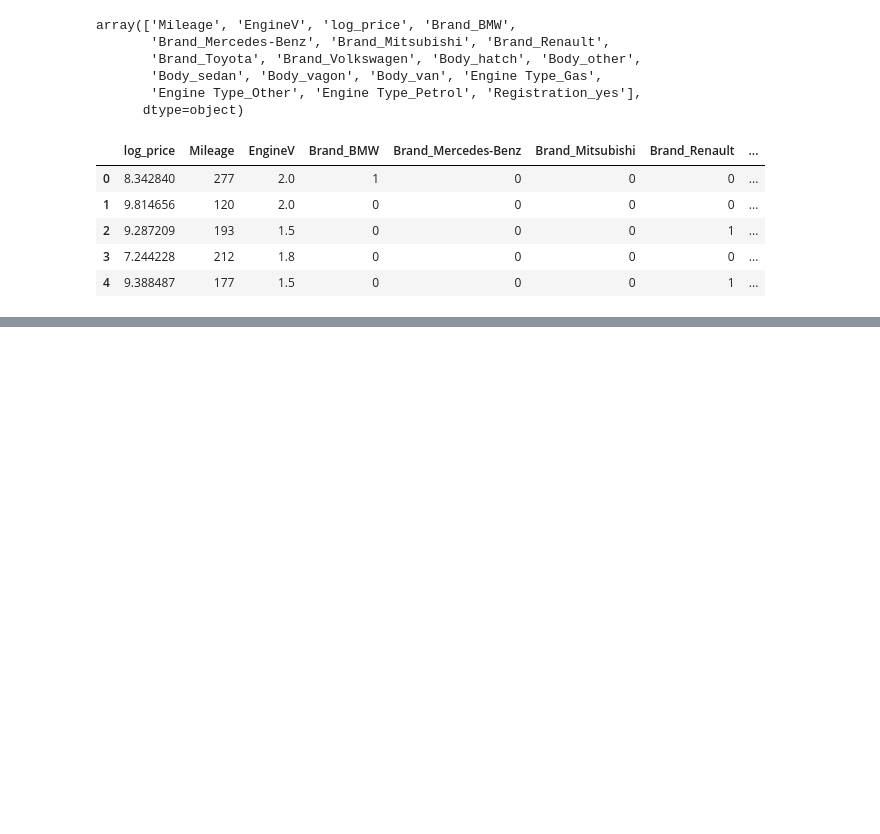
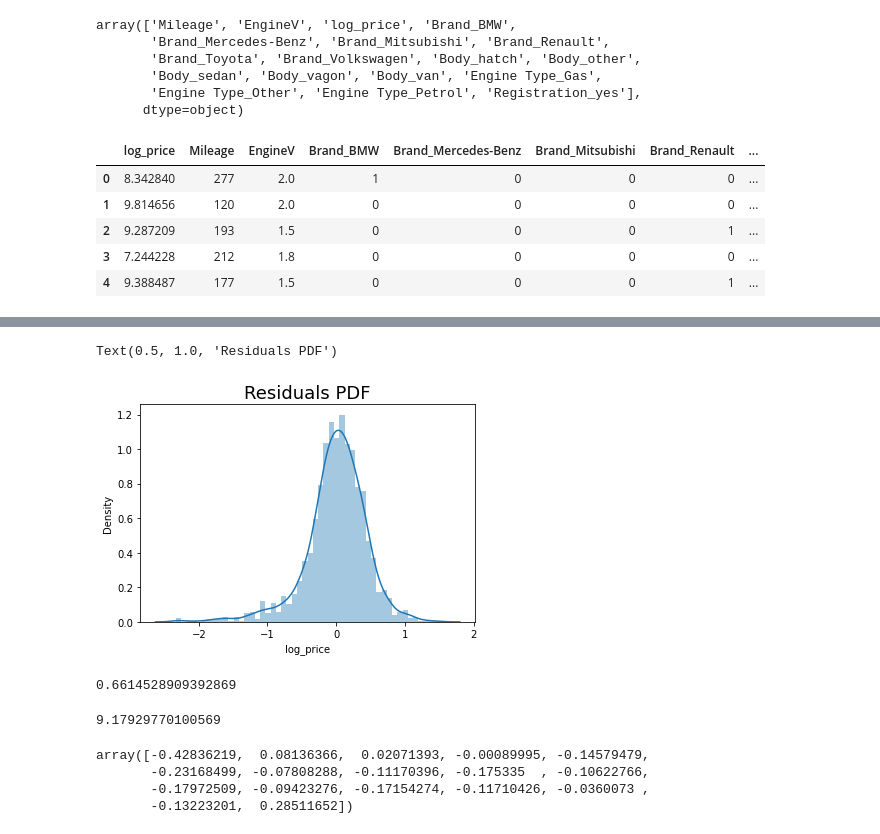
Before and after one commit to yamlakyam/ML-Sklean, a Jupyter notebook: Linear Regression.ipynb, the cells around one changed output, grey strips where cells are left out. Cells and saved outputs as stored; diff of their text form; code cells hidden in the pictures; blank space fills up the shorter version.

```diff
--- a/Linear Regression.ipynb
+++ b/Linear Regression.ipynb
@@ -300,0 +338,12 @@ data_preprocessed.head()
+# %%
+# residual plot
+# has to be normally distributed
+sns.distplot(y_train-y_hat)
+plt.title("Residuals PDF", size=18)
+# %% [output]
+Text(0.5, 1.0, 'Residuals PDF')
+[figure, added]
+# %%
+reg.score(x_train, y_train)
+# %% [output]
+0.6614528909392869
@@ -300,0 +352,11 @@ data_preprocessed.head()
+# %%
+reg.intercept_
+# %% [output]
+9.17929770100569
+# %%
+reg.coef_
+# %% [output]
+array([-0.42836219,  0.08136366,  0.02071393, -0.00089995, -0.14579479,
+       -0.23168499, -0.07808288, -0.11170396, -0.175335  , -0.10622766,
+       -0.17972509, -0.09423276, -0.17154274, -0.11710426, -0.0360073 ,
+       -0.13223201,  0.28511652])
```
Also changed, not shown: parts of 12 cells of this notebook.
